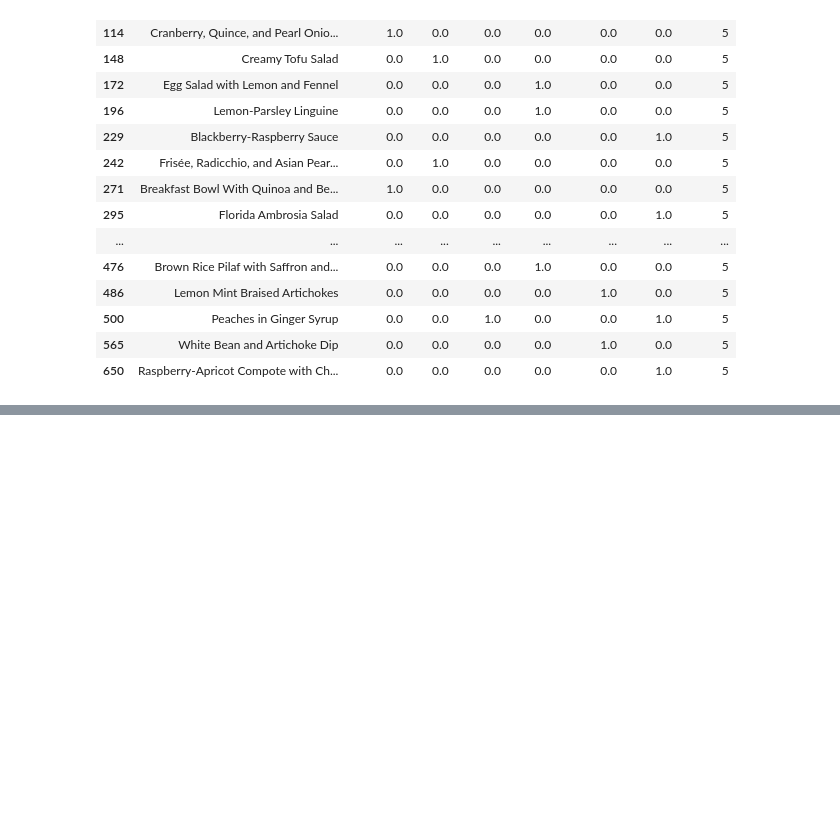
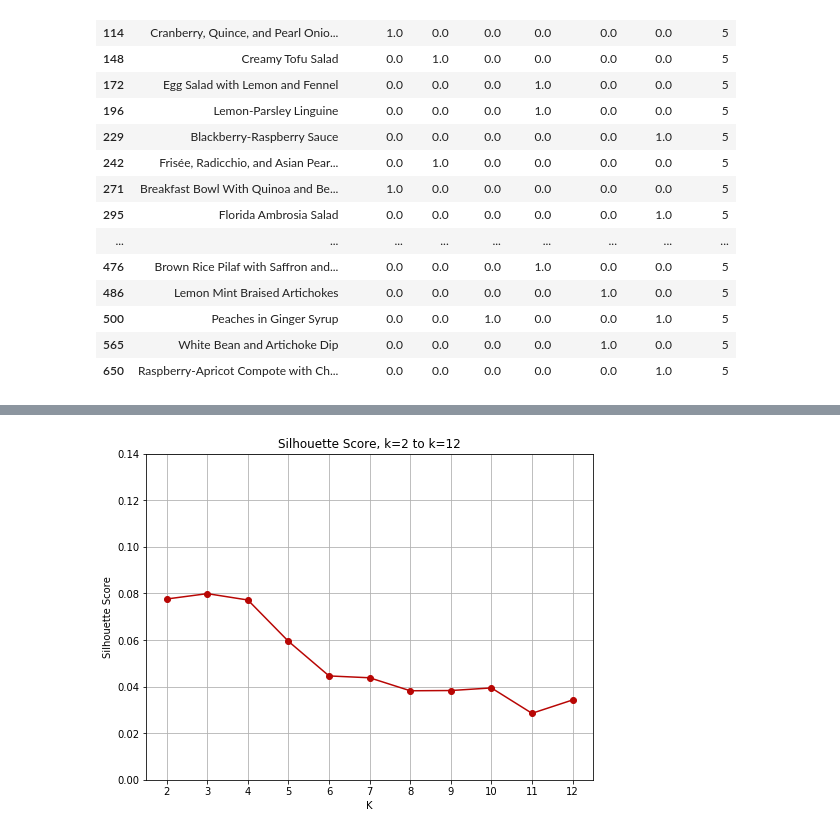
Before and after one commit to isabelvanzijl/Capstone-Project-2, a Jupyter notebook: Clustering.ipynb, the cells around one changed output, grey strips where cells are left out. Saved outputs shown, nothing was run; the diff lists cells and outputs as text; code cells hidden in the pictures; blank space fills up the shorter version.

```diff
--- a/Clustering.ipynb
+++ b/Clustering.ipynb
@@ -429,0 +491,14 @@ df_cats_meals.loc[df_cats_meals['cluster6'] == 5].head(20)[[
+# %%
+# initiate dictionary and range for for loop
+avg_s_scores_full_meals = {}
+
+# test various sizes of k and save corresponding silhouette score
+for k in range_n_clusters:
+
+    # Initialize the clusterer with k value and a random generator
+    clusterer = KMeans(n_clusters=k, random_state=10)
+    cluster_labels = clusterer.fit_predict(full_matrix_meals)
+
+    # compute silhouette score
+    silhouette_avg = silhouette_score(full_matrix_meals, cluster_labels)
+    avg_s_scores_full_meals[k] = silhouette_avg
@@ -429,0 +521,14 @@ df_cats_meals.loc[df_cats_meals['cluster6'] == 5].head(20)[[
+# %%
+# plot silhouette score for each k
+x, y = zip(*sorted(avg_s_scores_full_meals.items()))
+plt.figure(figsize=(8,6))
+plt.plot(x, y, '-o')
+plt.xticks(range_n_clusters)
+plt.yticks([0, .02, .04, .06, .08, .10, .12, .14])
+plt.xlabel('K')
+plt.ylabel('Silhouette Score')
+plt.title('Silhouette Score, k=2 to k=12')
+plt.grid(True)
+plt.show()
+# %% [output]
+[figure, added]
```
Also changed, not shown: parts of 10 cells of this notebook.
